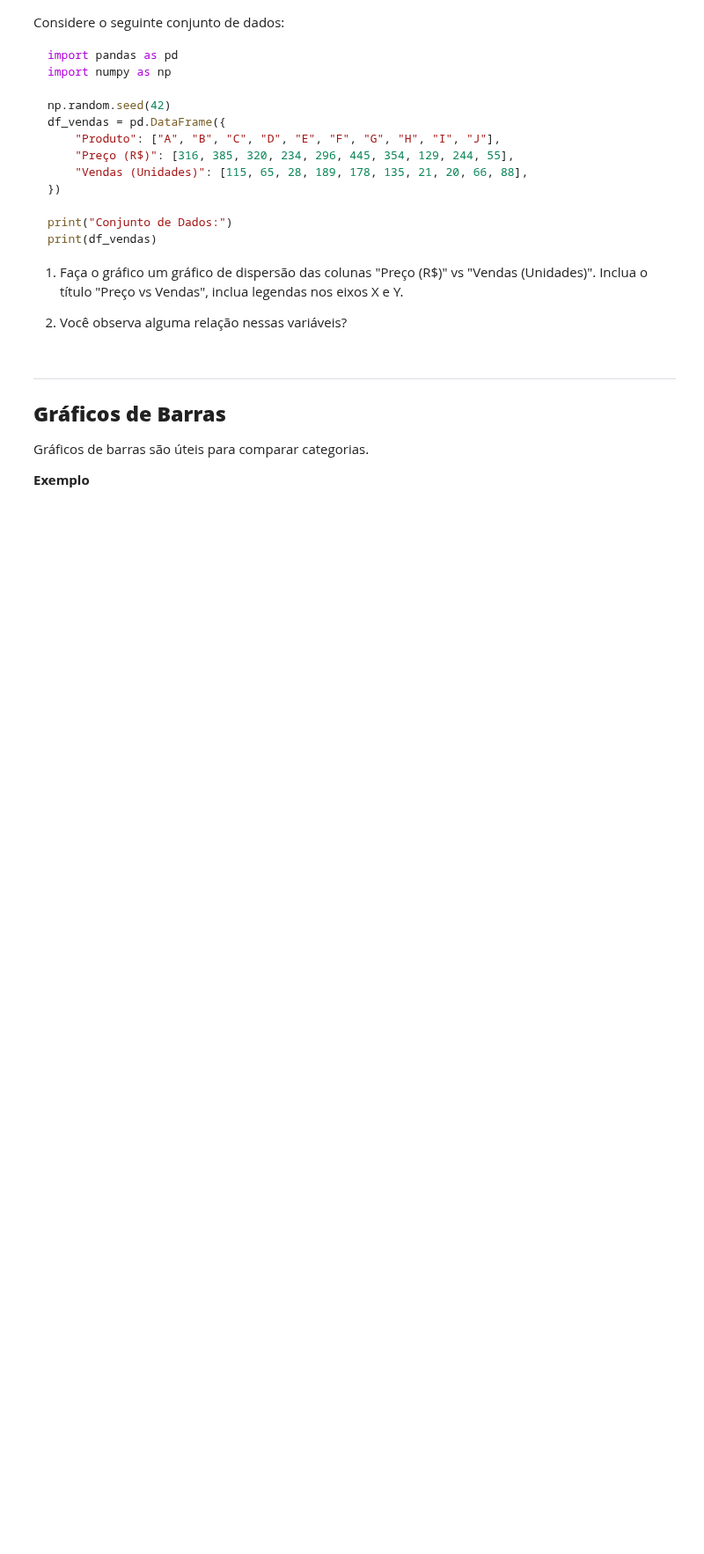
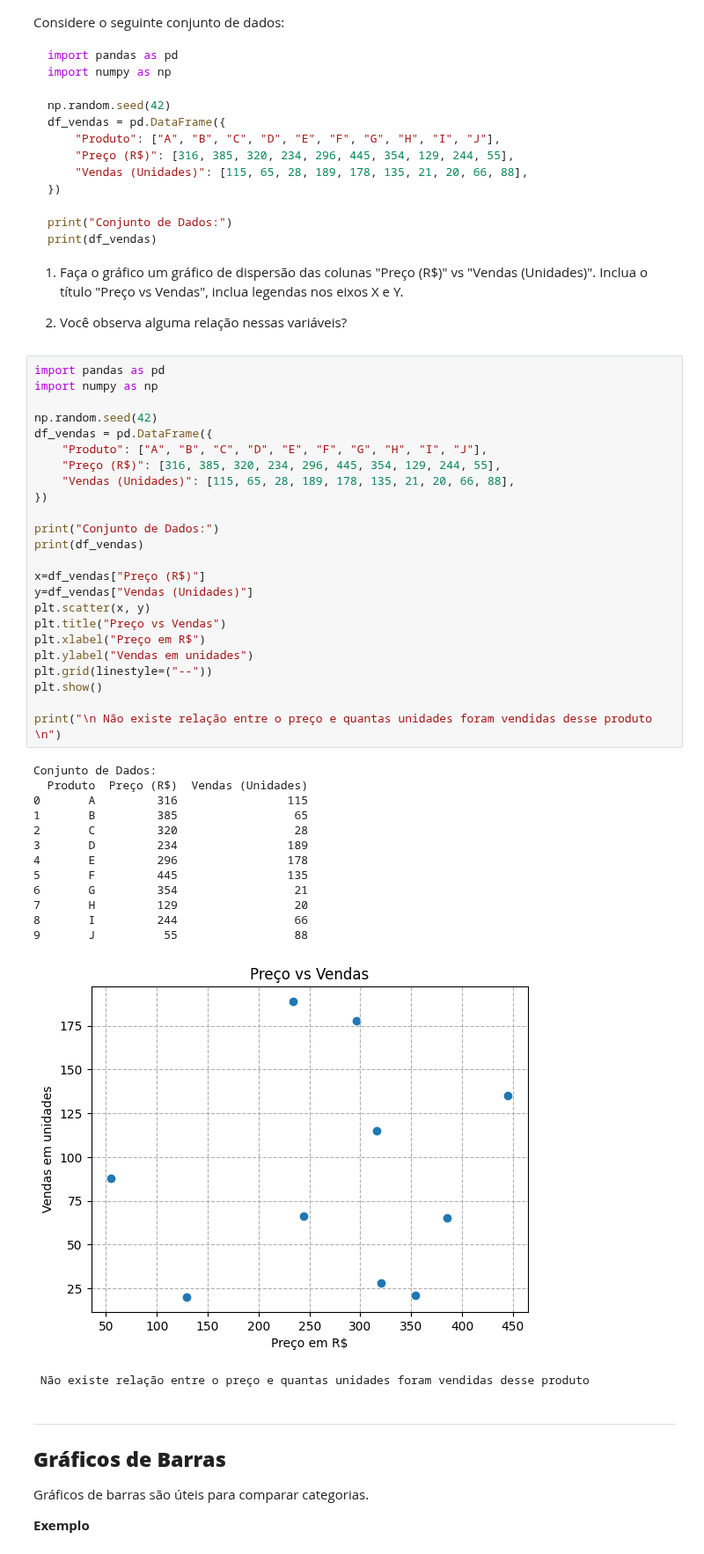
Before and after one commit to py241026084/CEE2, a Jupyter notebook: aulas.ipynb, the cells around one changed output. Shown at 88% size. Saved outputs shown, nothing was run; the diff lists cells and outputs as text; blank space fills up the shorter version.

```diff
--- a/aulas.ipynb
+++ b/aulas.ipynb
@@ -4047,6 +4047,45 @@ print(df_vendas)
 1. Faça o gráfico um gráfico de dispersão das colunas "Preço (R$)" vs "Vendas (Unidades)". Inclua o título "Preço vs Vendas", inclua legendas nos eixos X e Y.
 
 2. Você observa alguma relação nessas variáveis?
+# %%
+import pandas as pd
+import numpy as np
+
+np.random.seed(42)
+df_vendas = pd.DataFrame({
+    "Produto": ["A", "B", "C", "D", "E", "F", "G", "H", "I", "J"],
+    "Preço (R$)": [316, 385, 320, 234, 296, 445, 354, 129, 244, 55],
+    "Vendas (Unidades)": [115, 65, 28, 189, 178, 135, 21, 20, 66, 88],
+})
+
+print("Conjunto de Dados:")
+print(df_vendas)
+
+x=df_vendas["Preço (R$)"]
+y=df_vendas["Vendas (Unidades)"]
+plt.scatter(x, y)
+plt.title("Preço vs Vendas")
+plt.xlabel("Preço em R$")
+plt.ylabel("Vendas em unidades")
+plt.grid(linestyle=("--"))
+plt.show()
+
+print("\n Não existe relação entre o preço e quantas unidades foram vendidas desse produto \n")
+# %% [output]
+Conjunto de Dados:
+  Produto  Preço (R$)  Vendas (Unidades)
+0       A         316                115
+1       B         385                 65
+2       C         320                 28
+3       D         234                189
+4       E         296                178
+5       F         445                135
+6       G         354                 21
+7       H         129                 20
+8       I         244                 66
+9       J          55                 88
+[figure, added]
+ Não existe relação entre o preço e quantas unidades foram vendidas desse produto
 # %% [markdown]
 ---
 
```
